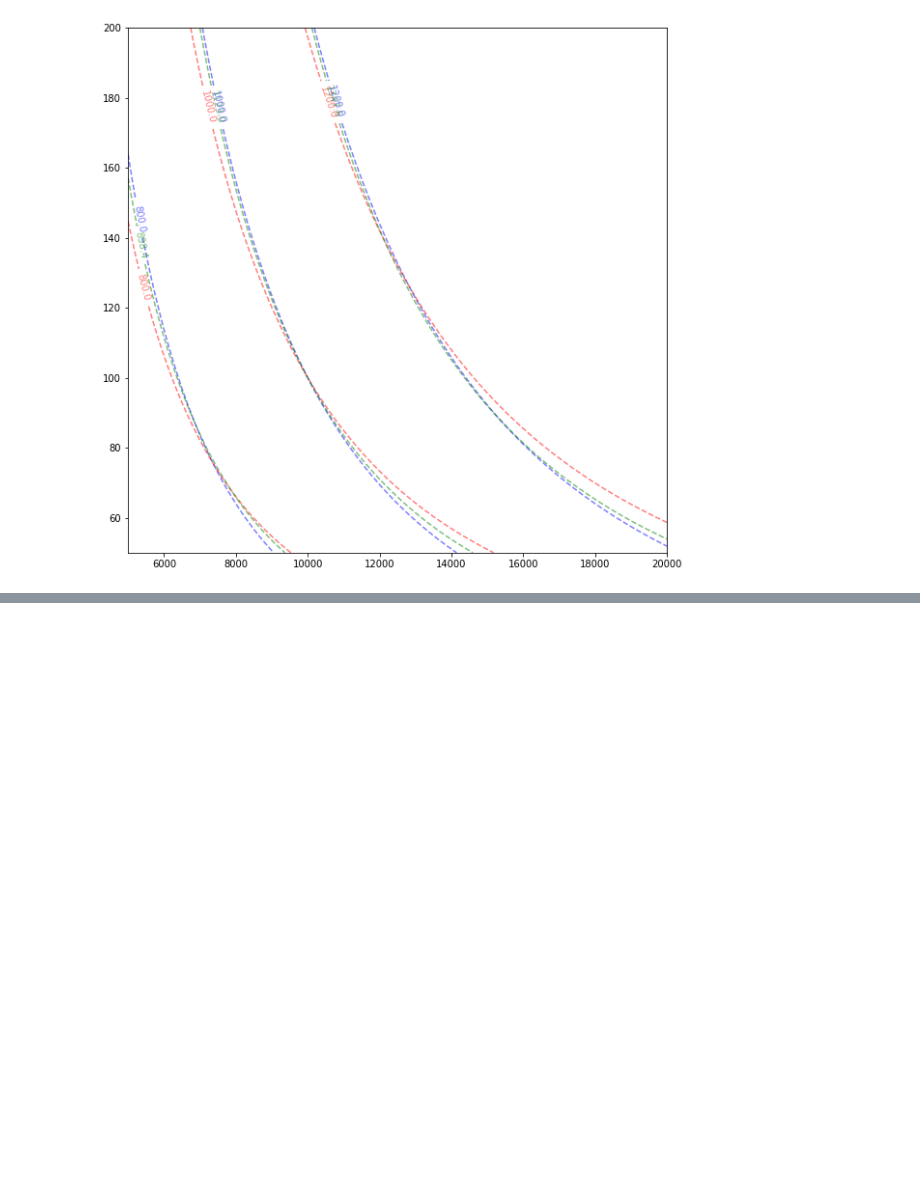
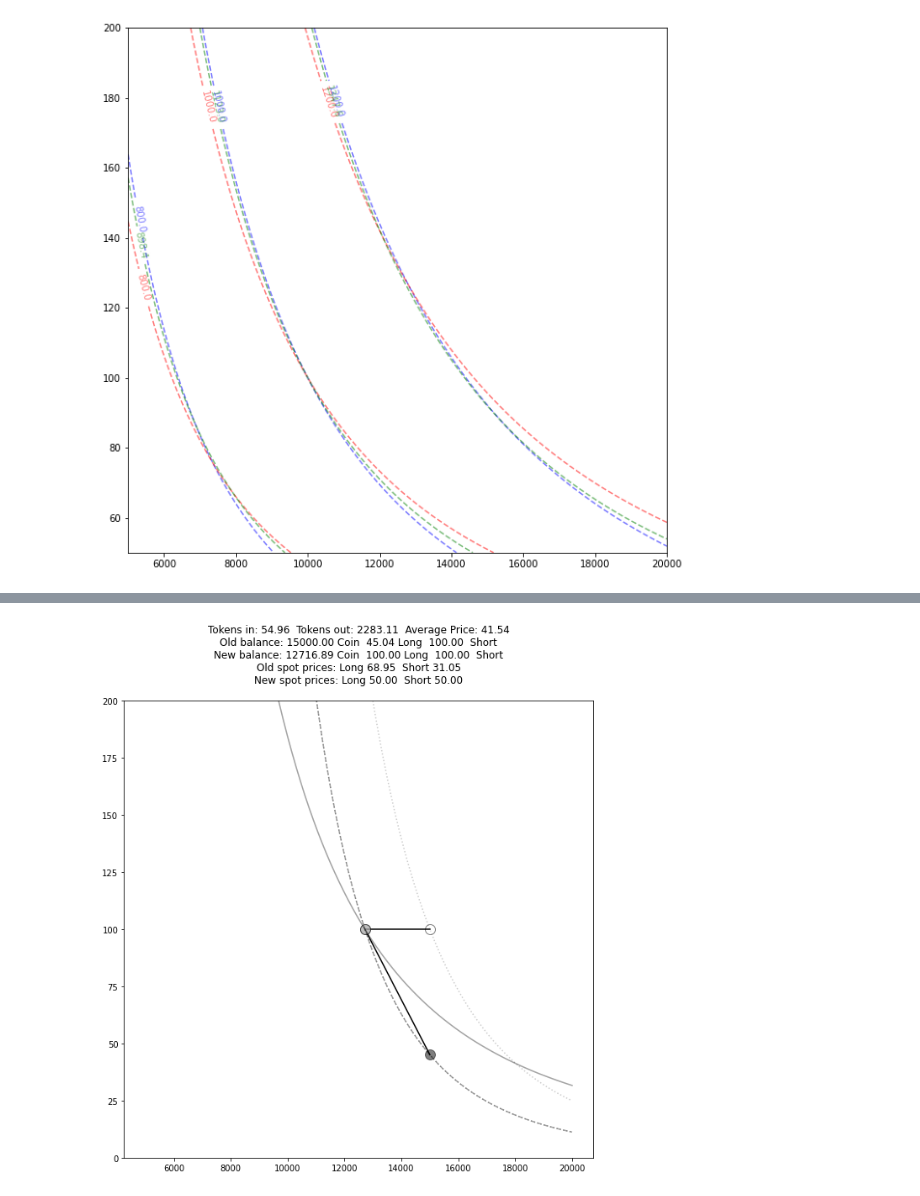
Before and after one commit to fetchai/mettalex-market-maker, a Jupyter notebook: amm_balancer.ipynb, the cells around one changed output, grey strips where cells are left out. Cells and saved outputs as stored; diff of their text form; code cells hidden in the pictures; blank space fills up the shorter version.

```diff
--- a/amm_balancer.ipynb
+++ b/amm_balancer.ipynb
@@ -526,0 +623,6 @@ _ = plt.clabel(c3, invariants_after_buy_rebalance, fmt='%0.1f')
+# %%
+f = plt.figure(figsize=(10,10))
+swap2_state = plot_action(swap1_state[0], swap1_state[1], action='swap_to_coin', rebalance=True, coin_per_pair=100, sF=0.0)
+_ = plt.ylim((0, 200))
+# %% [output]
+[figure, added]
```
Also changed, not shown: parts of 10 cells of this notebook, 1 other file.
